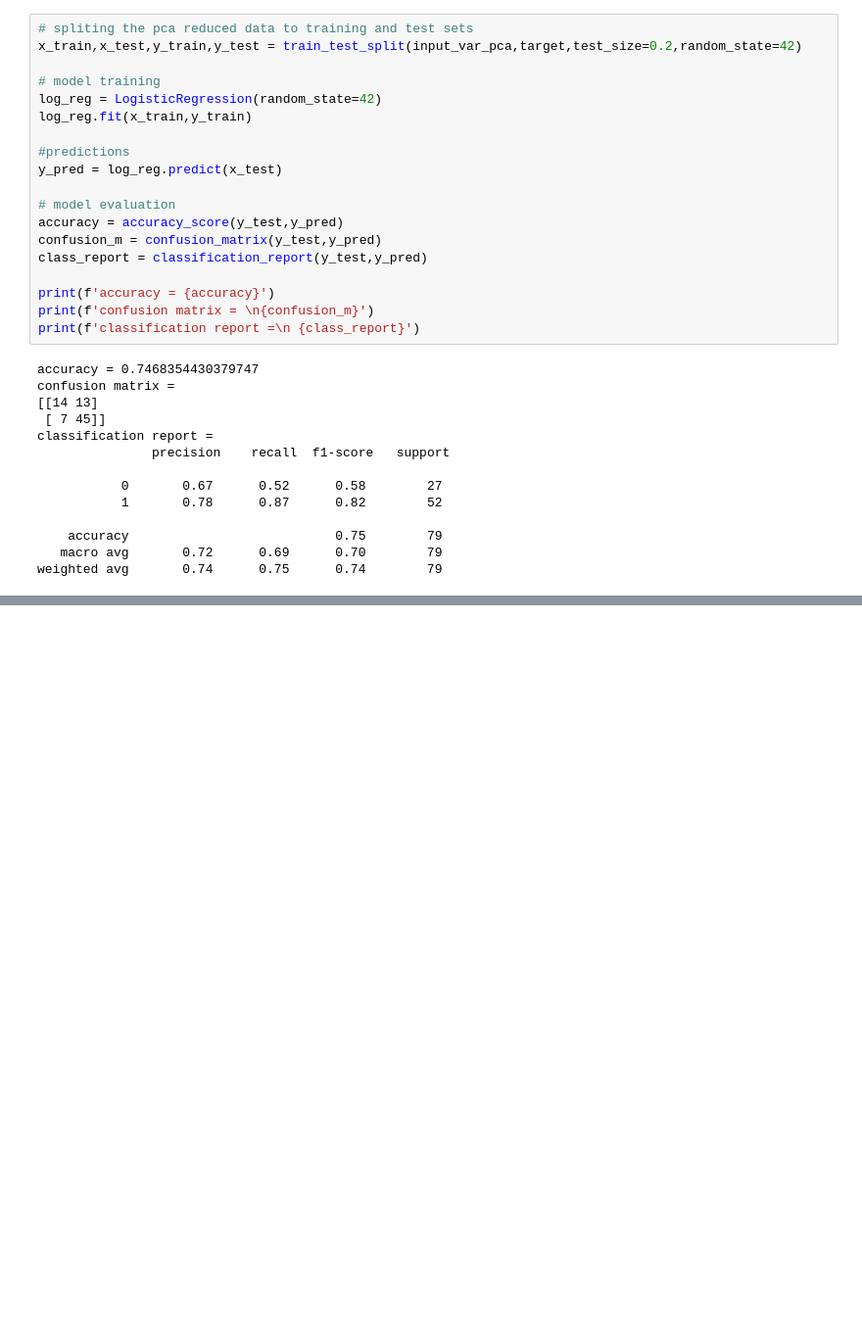
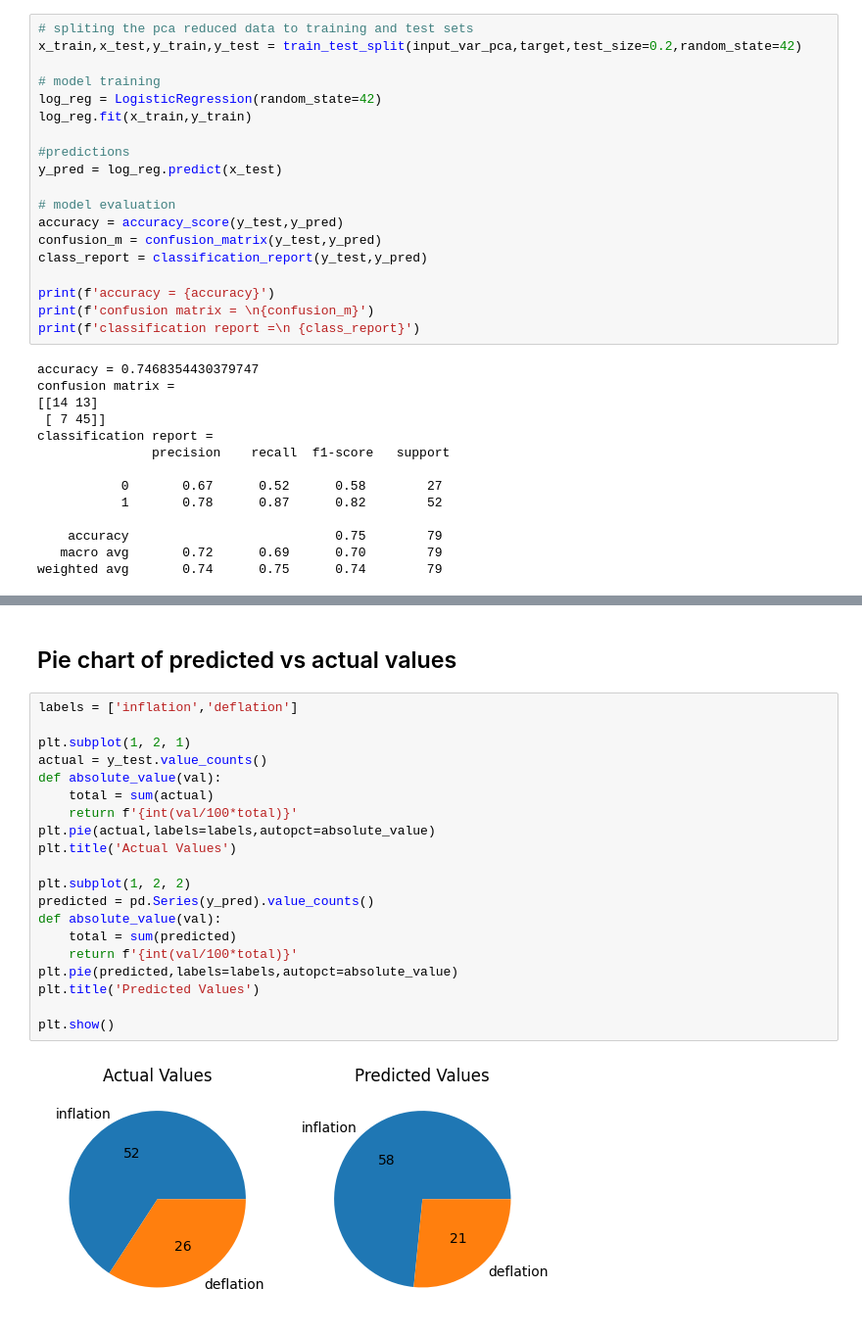
Before and after one commit to SachinGuria47/Analyzing-Price-Trends-and-Predicting-Economic-Index-Movements-using-Machine-Learning, a Jupyter notebook: Prediction_Models.ipynb, the cells around one changed output, grey strips where cells are left out. Shown: that part at 98% size. Drawn from its saved outputs; the diff is of its cells as text; blank space fills up the shorter version.

```diff
--- a/Prediction_Models.ipynb
+++ b/Prediction_Models.ipynb
@@ -136,0 +150,24 @@ weighted avg       0.74      0.75      0.74        79
+# %% [markdown]
+## Pie chart of predicted vs actual values
+# %%
+labels = ['inflation','deflation']
+
+plt.subplot(1, 2, 1)
+actual = y_test.value_counts()
+def absolute_value(val):
+    total = sum(actual)
+    return f'{int(val/100*total)}'
+plt.pie(actual,labels=labels,autopct=absolute_value)
+plt.title('Actual Values')
+
+plt.subplot(1, 2, 2)
+predicted = pd.Series(y_pred).value_counts()
+def absolute_value(val):
+    total = sum(predicted)
+    return f'{int(val/100*total)}'
+plt.pie(predicted,labels=labels,autopct=absolute_value)
+plt.title('Predicted Values')
+
+plt.show()
+# %% [output]
+[figure, added]
```
Also changed, not shown: parts of 2 cells of this notebook.
